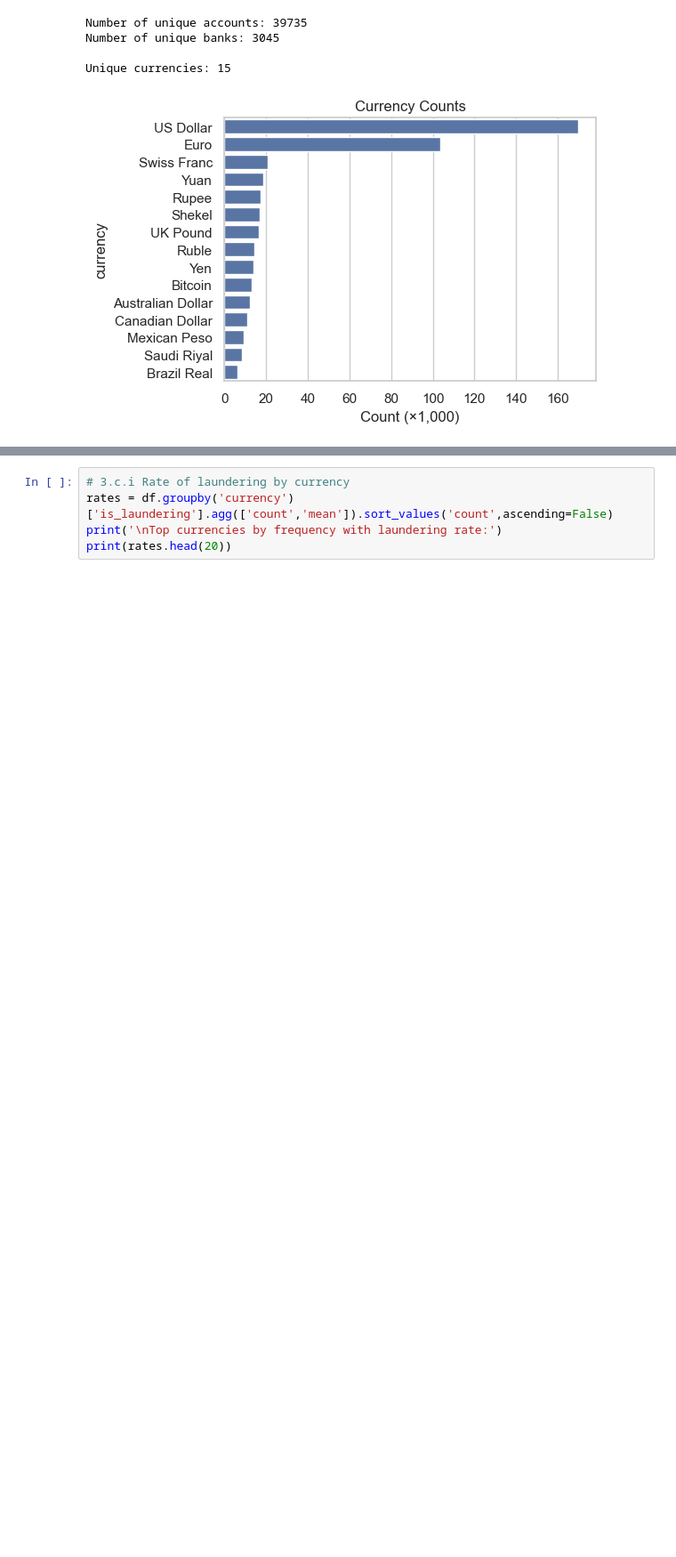
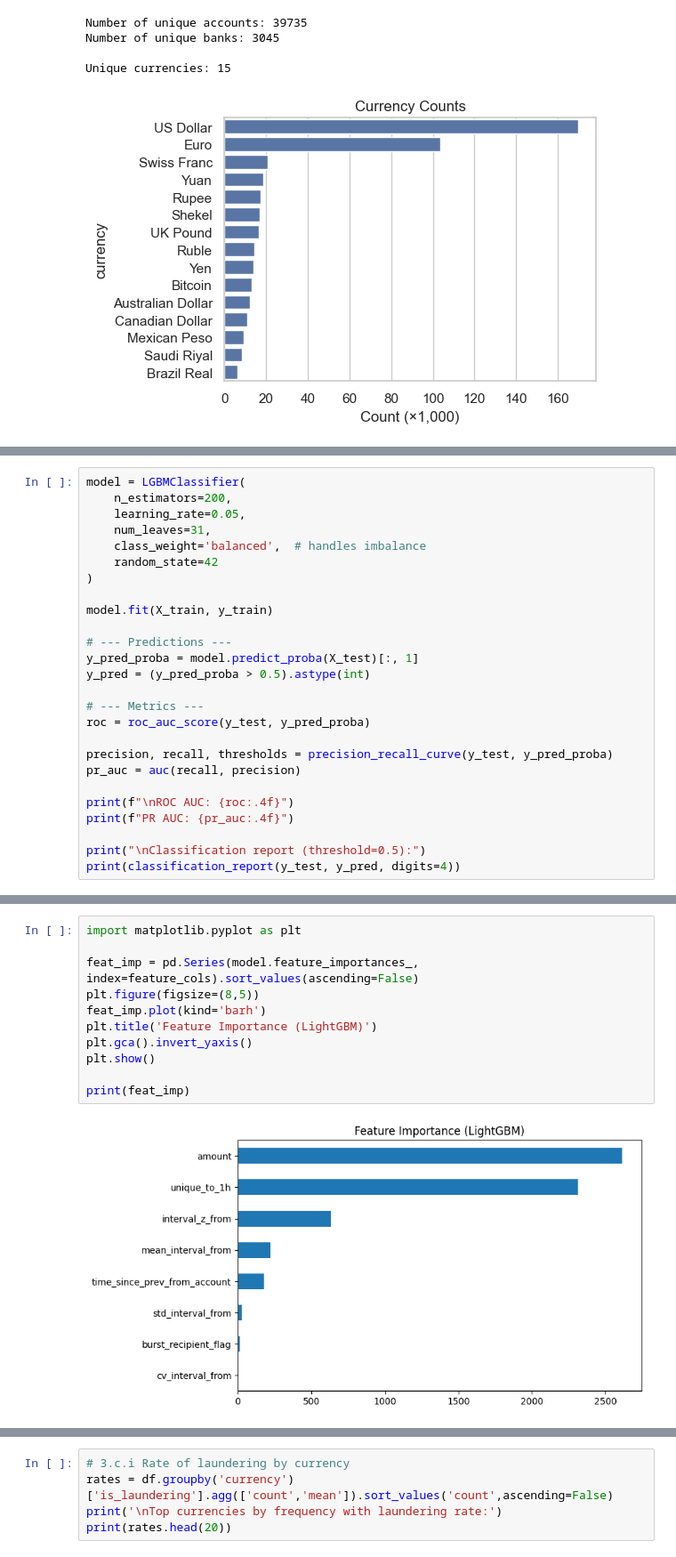
Before and after one commit to Chromainium/aml-detection, a Jupyter notebook: eda.ipynb, the cells around one changed output, grey strips where cells are left out. Shown at 89% size. Drawn from its saved outputs; the diff is of its cells as text; blank space fills up the shorter version.

```diff
--- a/eda.ipynb
+++ b/eda.ipynb
@@ -519,0 +889,26 @@ Unique currencies: 15
+# %%
+model = LGBMClassifier(
+    n_estimators=200,
+    learning_rate=0.05,
+    num_leaves=31,
+    class_weight='balanced',  # handles imbalance
+    random_state=42
+)
+
+model.fit(X_train, y_train)
+
+# --- Predictions ---
+y_pred_proba = model.predict_proba(X_test)[:, 1]
+y_pred = (y_pred_proba > 0.5).astype(int)
+
+# --- Metrics ---
+roc = roc_auc_score(y_test, y_pred_proba)
+
+precision, recall, thresholds = precision_recall_curve(y_test, y_pred_proba)
+pr_auc = auc(recall, precision)
+
+print(f"\nROC AUC: {roc:.4f}")
+print(f"PR AUC: {pr_auc:.4f}")
+
+print("\nClassification report (threshold=0.5):")
+print(classification_report(y_test, y_pred, digits=4))
@@ -519,0 +933,13 @@ Unique currencies: 15
+# %%
+import matplotlib.pyplot as plt
+
+feat_imp = pd.Series(model.feature_importances_, index=feature_cols).sort_values(ascending=False)
+plt.figure(figsize=(8,5))
+feat_imp.plot(kind='barh')
+plt.title('Feature Importance (LightGBM)')
+plt.gca().invert_yaxis()
+plt.show()
+
+print(feat_imp)
+# %% [output]
+[figure, added]
```
Also changed, not shown: parts of 15 cells of this notebook.
